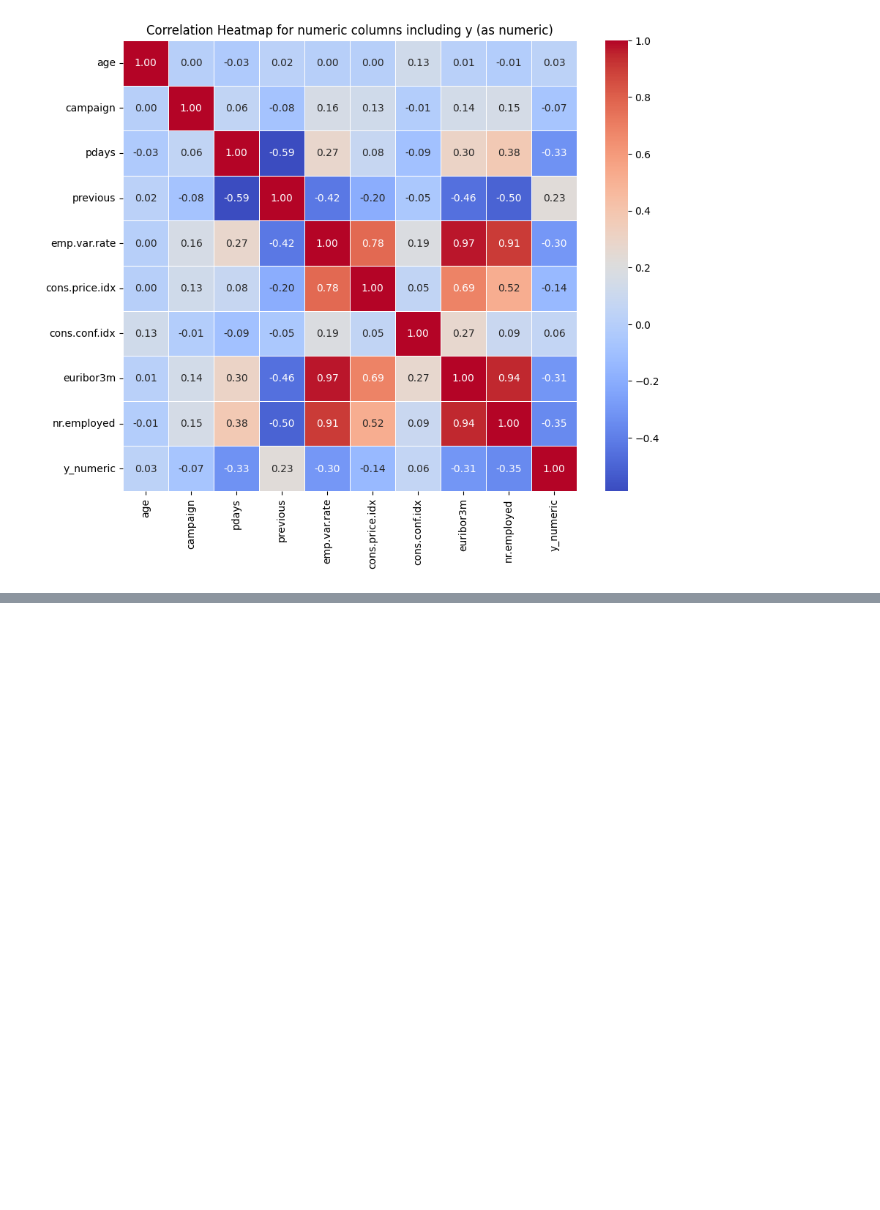
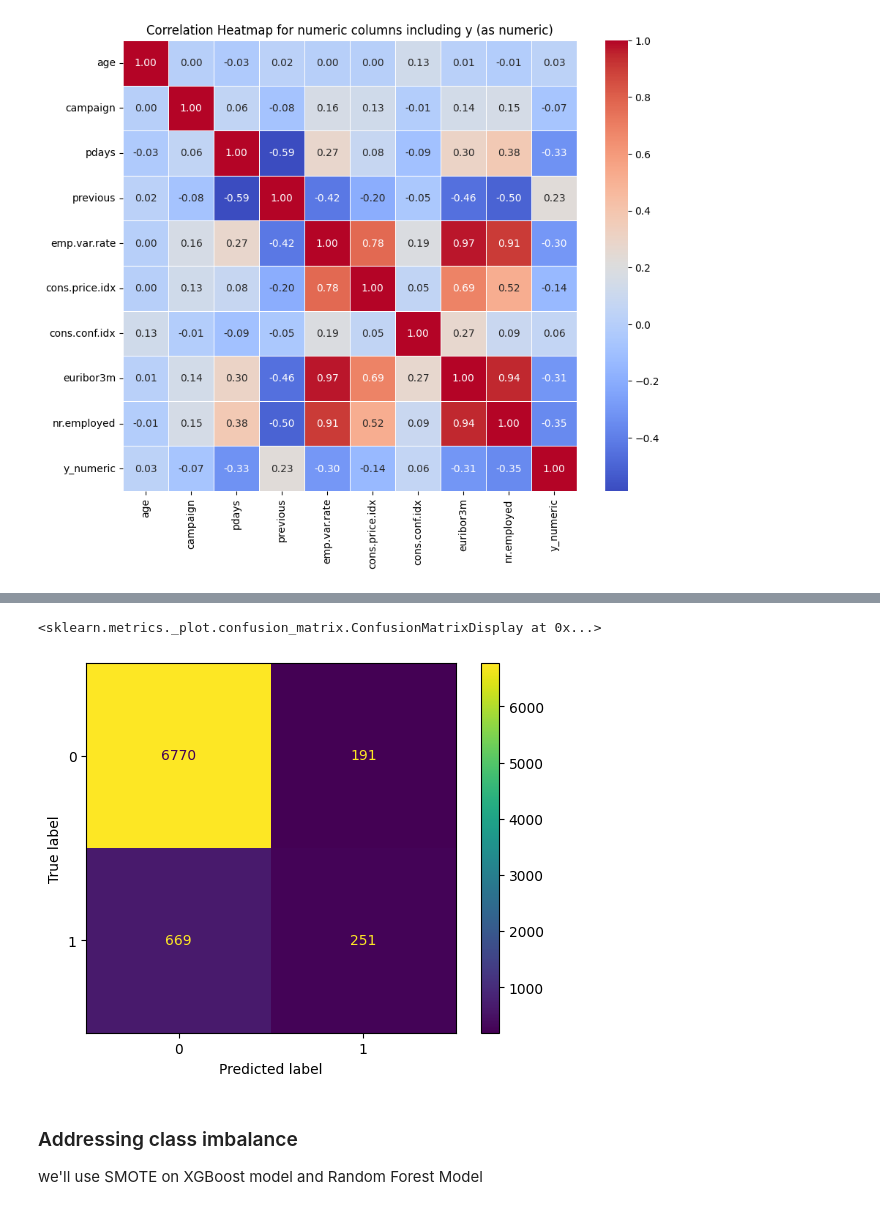
Before and after one commit to Mweru/Bank-Marketing-Data-Analysis, a Jupyter notebook: Bank_Marketing_Data_Analysis.ipynb, the cells around one changed output, grey strips where cells are left out. Cells and saved outputs as stored; diff of their text form; code cells hidden in the pictures; blank space fills up the shorter version.

```diff
--- a/Bank_Marketing_Data_Analysis.ipynb
+++ b/Bank_Marketing_Data_Analysis.ipynb
@@ -323,0 +257,4 @@ plt.show()
+# %%
+#defining numerical and categorical features
+numerical = ['age', 'campaign', 'cons.price.idx', 'cons.conf.idx', 'euribor3m']
+categorical = ['job', 'marital', 'education', 'default', 'housing', 'loan', 'contact', 'month', 'day_of_week']
@@ -323,0 +269,5 @@ plt.show()
+# %%
+numeric_transformer = StandardScaler()
+categorical_transformer = OneHotEncoder(drop='first', handle_unknown='ignore')
+
+preprocessor = ColumnTransformer(transformers=[('num', numeric_transformer, numerical),('cat', categorical_transformer, categorical)])
@@ -323,0 +292,18 @@ plt.show()
+# %%
+models = {
+    "Logistic Regression": LogisticRegression(max_iter=1000),
+    "Decision Tree": DecisionTreeClassifier(),
+    "Random Forest": RandomForestClassifier(),
+    "XGBoost": XGBClassifier(use_label_encoder=False, eval_metric='logloss')
+}
+
+for name, model in models.items():
+    pipeline = Pipeline(steps=[
+        ('preprocessor', preprocessor),
+        ('model', model)
+    ])
+
+    pipeline.fit(X_train, y_train)
+
+    score = pipeline.score(X_test, y_test)
+    print(f"{name} Accuracy: {score:.4f}")
@@ -323,0 +317,12 @@ plt.show()
+# %%
+for name, model in models.items():
+    pipeline = Pipeline(steps=[
+        ('preprocessor', preprocessor),
+        ('model', model)
+    ])
+
+    pipeline.fit(X_train, y_train)
+    y_pred = pipeline.predict(X_test)
+
+    print(f"\n{name} Classification Report:")
+    print(classification_report(y_test, y_pred))
@@ -323,0 +358,8 @@ plt.show()
+# %%
+ConfusionMatrixDisplay.from_estimator(pipeline, X_test, y_test)
+# %% [output]
+<sklearn.metrics._plot.confusion_matrix.ConfusionMatrixDisplay at 0x...>
+[figure, added]
+# %% [markdown]
+### Addressing class imbalance
+we'll use SMOTE on XGBoost model and Random Forest Model
```
Also changed, not shown: parts of 58 cells of this notebook.
